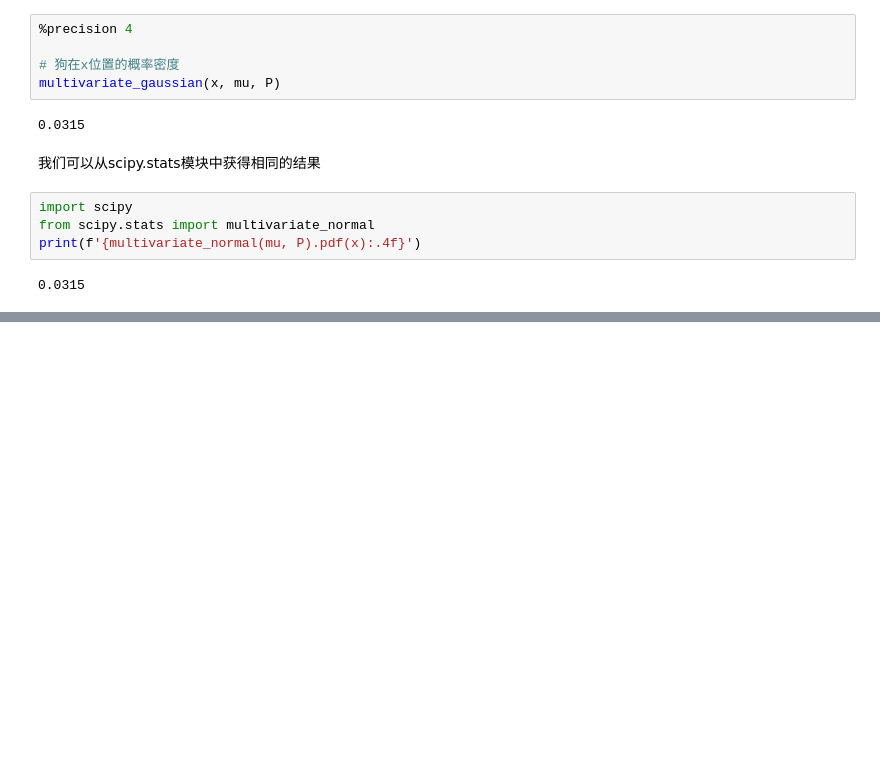
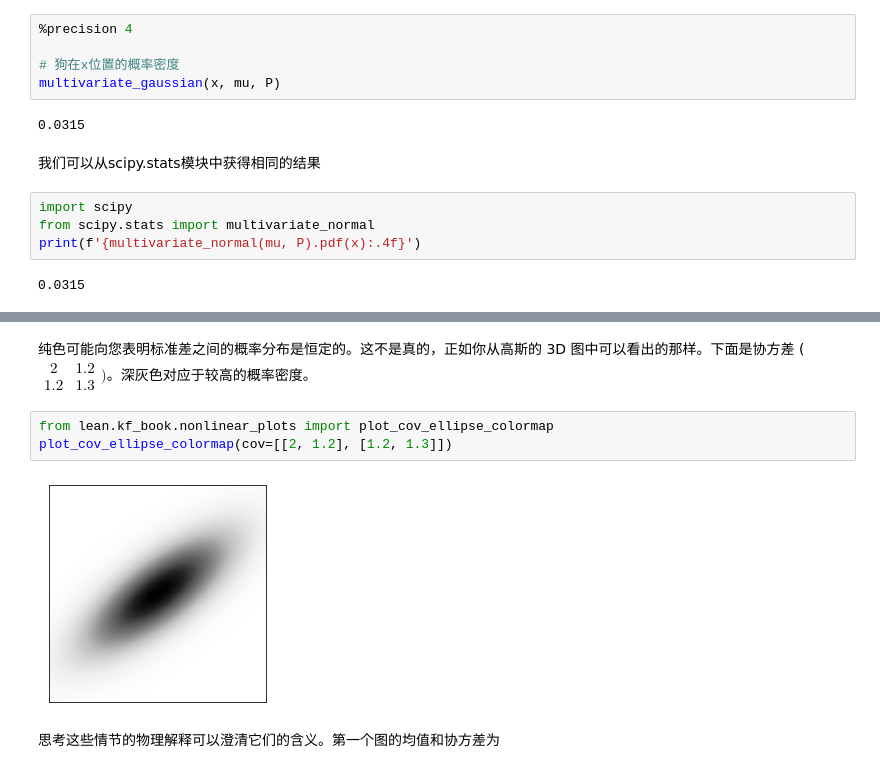
Before and after one commit to SunJianboGitHub/KalmanFilter, a Jupyter notebook: 05-多元高斯.ipynb, the cells around one changed output, grey strips where cells are left out. Cells and saved outputs as stored; diff of their text form; blank space fills up the shorter version.

```diff
--- a/05-多元高斯.ipynb
+++ b/05-多元高斯.ipynb
@@ -288,0 +332,9 @@ print(f'{multivariate_normal(mu, P).pdf(x):.4f}')
+# %% [markdown]
+纯色可能向您表明标准差之间的概率分布是恒定的。这不是真的，正如你从高斯的 3D 图中可以看出的那样。下面是协方差 ($\begin{smallmatrix}2&1.2\\1.2&1.3\end{smallmatrix})$。深灰色对应于较高的概率密度。
+# %%
+from lean.kf_book.nonlinear_plots import plot_cov_ellipse_colormap
+plot_cov_ellipse_colormap(cov=[[2, 1.2], [1.2, 1.3]])
+# %% [output]
+[figure, added]
+# %% [markdown]
+思考这些情节的物理解释可以澄清它们的含义。第一个图的均值和协方差为
```
Also changed, not shown: parts of 7 cells of this notebook.
